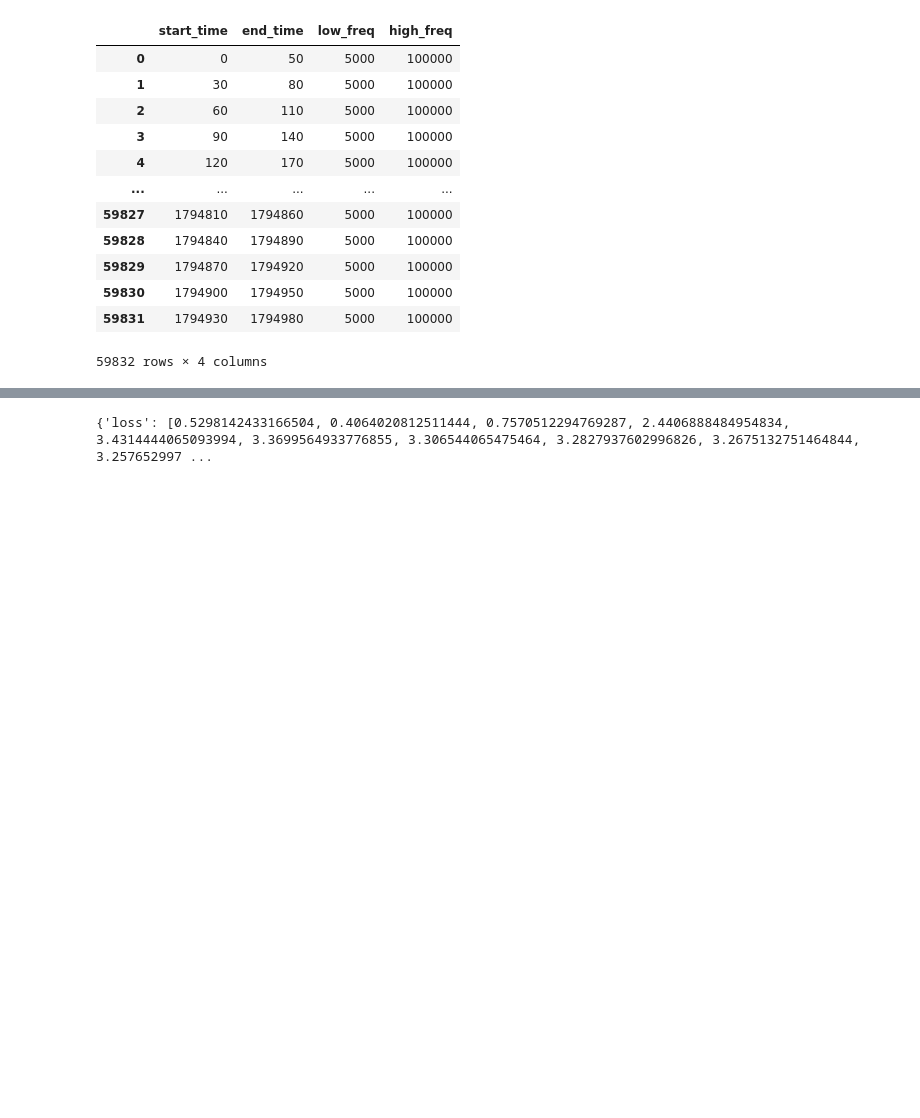
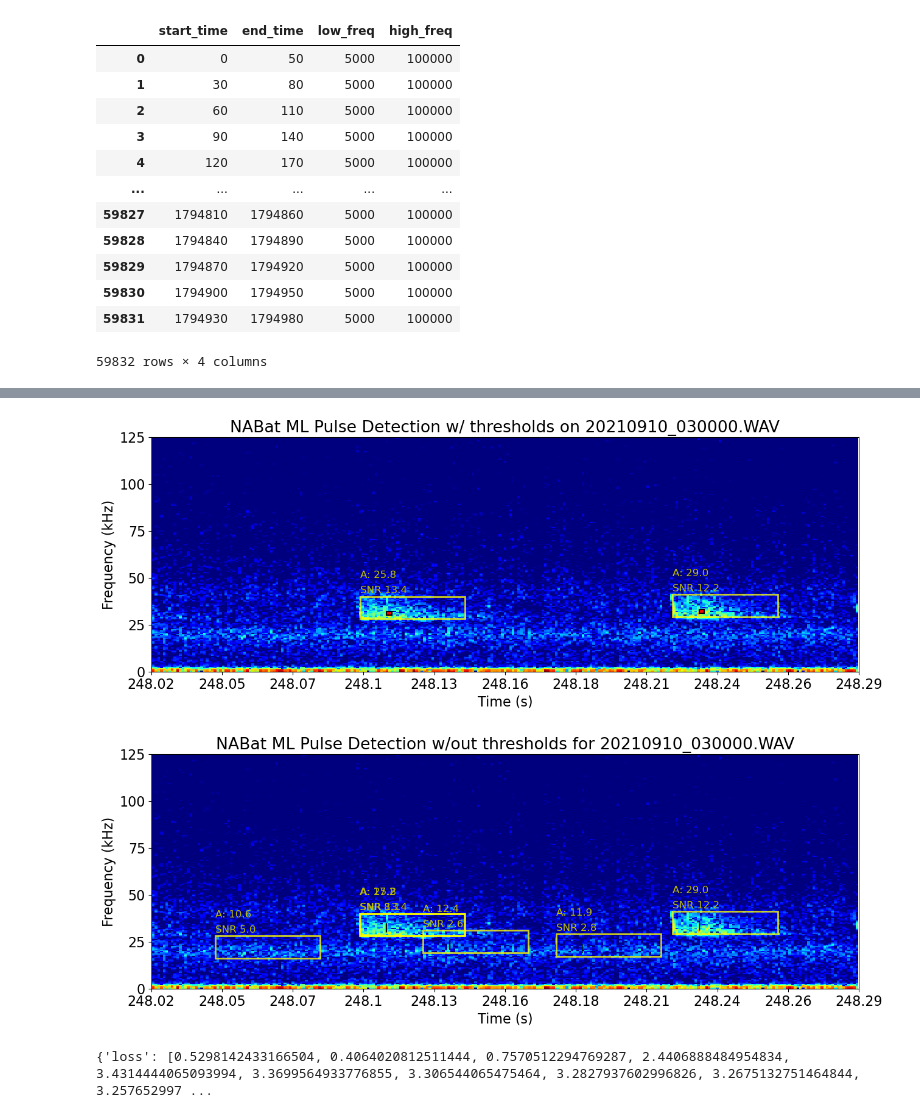
Before and after one commit to aditya-uw/nabat_ml_fork, a Jupyter notebook: notebooks/testing_pipeline.ipynb, the cells around one changed output, grey strips where cells are left out. Drawn from its saved outputs; the diff is of its cells as text; code cells hidden in the pictures; blank space fills up the shorter version.

```diff
--- a/notebooks/testing_pipeline.ipynb
+++ b/notebooks/testing_pipeline.ipynb
@@ -244,0 +284,7 @@ plt.show()
+# %%
+db = NABat_DB("db1")
+pulses = db.query("Select * from pulse")
+pulses_from_nabat_ml = pd.DataFrame(columns=["ID", "File ID", "Pulse peak frequency", "Pulse peak amplitude", "SNR", "Pulse offset", "Pulse peak time", "Window", "Path"])
+for pulse in pulses:
+    pulses_from_nabat_ml.loc[len(pulses_from_nabat_ml.index)] = (pulse)
+pulses_from_nabat_ml
@@ -245 +305,69 @@ plt.show()
+# %%
+audio_file = sf.SoundFile(input_files[0])
+fs = audio_file.samplerate
+start = 248.02
+duration = 0.27
+audio_file.seek(int(fs*start))
+audio_seg = audio_file.read(int(fs*duration))
+vmin = 20*np.log10(np.max(audio_seg)) - 30 # hide anything below -rm_dB dB
+nabat_ml_predictions = pulses_from_nabat_ml
+plot_dets = nabat_ml_predictions.loc[np.logical_and(nabat_ml_predictions['Pulse offset'] > start*1000, nabat_ml_predictions['Pulse offset'] <= (start+duration)*1000)]
+
+
+plt.figure(figsize=(15, 5))
+plt.rcParams.update({'font.size': 16})
+plt.title("NABat ML Pulse Detection w/ thresholds on 20210910_030000.WAV")
+plt.specgram(audio_seg, NFFT=384, cmap='jet', vmin=vmin)
+
+ax = plt.gca()
+for i, row in plot_dets.iterrows():
+    plt.text(x=(((row['Pulse offset'] -50 + row['Pulse peak time'])/1000) - start - 0.01)*fs/2, y=(row['Pulse peak frequency']+12000)/(fs/2),
+                        s=f'SNR {round(row["SNR"], 1)}', color='y', fontsize=12)
+    plt.text(x=(((row['Pulse offset'] -50 + row['Pulse peak time'])/1000) - start - 0.01)*fs/2, y=(row['Pulse peak frequency']+20000)/(fs/2),
+                        s=f'A: {round(row["Pulse peak amplitude"], 1)}', color='y', fontsize=12)
+    rect = patches.Rectangle((((row['Pulse offset'] + row['Pulse peak time'])/1000 - start - 0.06)*(fs/2), (row['Pulse peak frequency']-2000)/(fs/2)),
+                    0.04*(fs/2), 12000/(fs/2), linewidth=2, edgecolor='yellow', facecolor='none', alpha=0.8)
+    ax.add_patch(rect)
+    rect = patches.Rectangle((((row['Pulse offset']-50 + row['Pulse peak time'])/1000 - start)*(fs/2), row['Pulse peak frequency']/(fs/2)),
+                    0.002*(fs/2), 2000/(fs/2), linewidth=1.5, edgecolor='k', facecolor='red')
+    ax.add_patch(rect)
+
+plt.yticks(ticks=np.linspace(0, 1, 6), labels=np.linspace(0, fs/2000, 6).astype('int'))
+plt.xticks(ticks=np.linspace(0, duration*(fs/2), 11), labels=np.round(np.linspace(start, start+duration, 11, dtype='float'), 2))
+plt.ylabel("Frequency (kHz)")
+plt.xlabel("Time (s)")
+
+
+nabat_ml_predictions = pulses_from_processfile
+plot_nbdets = nabat_ml_predictions.loc[np.logical_and(nabat_ml_predictions['Pulse offset']-50 > start*1000, nabat_ml_predictions['Pulse offset']+50 < (start+duration)*1000)]
+
+plt.figure(figsize=(15, 5))
+plt.rcParams.update({'font.size': 16})
+plt.title("NABat ML Pulse Detection w/out thresholds for 20210910_030000.WAV")
+plt.specgram(audio_seg, NFFT=384, cmap='jet', vmin=vmin)
+
+ax = plt.gca()
+for index, row in plot_nbdets.iterrows():
+    plt.text(x=(((row['Pulse offset'] -50 + row['Pulse peak time'])/1000) - start - 0.01)*fs/2, y=(row['Pulse peak frequency']+12000)/(fs/2),
+                        s=f'SNR {round(row["SNR"], 1)}', color='y', fontsize=12)
+    plt.text(x=(((row['Pulse offset'] -50 + row['Pulse peak time'])/1000) - start - 0.01)*fs/2, y=(row['Pulse peak frequency']+20000)/(fs/2),
+                        s=f'A: {round(row["Pulse peak amplitude"], 1)}', color='y', fontsize=12)
+    rect = patches.Rectangle((((row['Pulse offset'] -50 + row['Pulse peak time'])/1000 - start - 0.01)*(fs/2), (row['Pulse peak frequency']-2000)/(fs/2)),
+                    0.04*(fs/2), 12000/(fs/2), linewidth=2, edgecolor='yellow', facecolor='none', alpha=0.8)
+    ax.add_patch(rect)
+    rect = patches.Rectangle((((row['Pulse offset']-50 + row['Pulse peak time'])/1000 - start)*(fs/2), row['Pulse peak frequency']/(fs/2)),
+                    0.00005*(fs/2), 5000/(fs/2), linewidth=1, edgecolor='k', facecolor='red')
+    ax.add_patch(rect)
+
+
+plt.yticks(ticks=np.linspace(0, 1, 6), labels=np.linspace(0, fs/2000, 6).astype('int'))
+plt.xticks(ticks=np.linspace(0, duration*(fs/2), 11), labels=np.round(np.linspace(start, start+duration, 11, dtype='float'), 2))
+plt.ylabel("Frequency (kHz)")
+plt.xlabel("Time (s)")
+plt.show()
+
+plt.show()
+# %% [output]
+[figure, added]
+[figure, added]
 # %%
```
Also changed, not shown: parts of 12 cells of this notebook, 5 other files.
